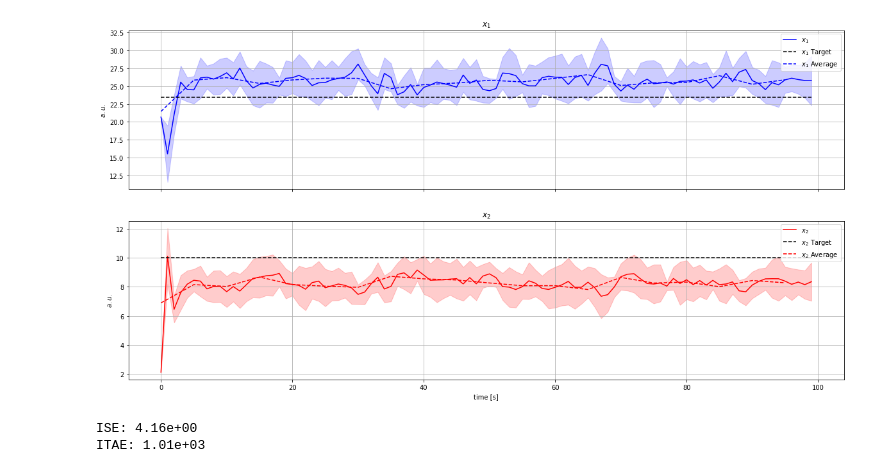
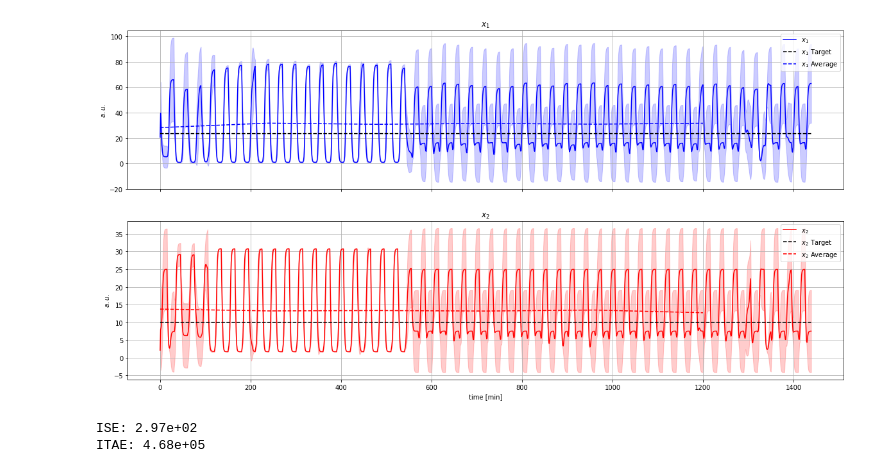
Before and after one commit to LorenzoPagliara/ToggleSwitchControl, a Jupyter notebook: FPD/main_fpd.ipynb, the cells around one changed output. Cells and saved outputs as stored; diff of their text form; code cells hidden in the pictures.

```diff
--- a/FPD/main_fpd.ipynb
+++ b/FPD/main_fpd.ipynb
@@ -165,13 +165,16 @@ u2_axis = [u_min[1] + (i + 0.5)*u_step[1] for i in range(u_discr[1])]
 
 u_axis = np.dstack((np.meshgrid(u1_axis, u2_axis)))
 # %%
-total_time = 100
+total_time = 1440
 t_step = 1
 steps = int(total_time/t_step)
+
+LacI_ref = 23.48
+TetR_ref = 10.00
 # %%
 setup_mpc = {
-    'n_robust': 4,
-    'n_horizon': 15,
+    'n_robust': 0,
+    'n_horizon': 7,
     't_step': t_step,
     'store_full_solution': True
 }
@@ -182,7 +185,7 @@ simulator = template_simulator(model, t_step)
 estimator = do_mpc.estimator.StateFeedback(model)
 # %%
 %%capture cap --no-stderr
-episodes = 10
+episodes = 5
 
 states = np.zeros((episodes, steps, x_dim))
 inputs = np.zeros((episodes, steps, u_dim))
@@ -201,8 +204,15 @@ for i in range(episodes):
     mpc.set_initial_guess()
 
     for k in range(steps):
+
         u_target = mpc.make_step(x_0)
-        uk = fpd.makeFPDStep(u_target[:, 0], u_step, u_discr, u_axis, x_dim, x_min, x_step, x_max)
+
+        if (mpc.t0 - t_step) % 15 == 0:
+            uk = fpd.makeFPDStep(u_target[:, 0], u_step, u_discr, u_axis, x_dim, x_min, x_step, x_max)
+            ukm1 = uk
+        else:
+            uk = ukm1
+
         #print(str(u_target.tolist()) + ' - ' + str(uk.tolist()), file=sys.stderr)
         y_next = simulator.make_step(uk)
         x_0 = estimator.make_step(y_next)
@@ -237,42 +247,42 @@ fig_y = 10
 plt.rcParams['axes.grid'] = True
 plt.rcParams['font.size'] = 14
 
-avg_period = 5
+avg_period = 240
 avg_samples_range = int(avg_period/t_step)
 avg_x = np.arange(0, total_time, avg_period)
 
 x1_avg = [np.mean(mean[x:x + avg_samples_range, 0]) for x in range(0, len(mean[:, 0]), avg_samples_range)]
 x2_avg = [np.mean(mean[x:x + avg_samples_range, 1]) for x in range(0, len(mean[:, 1]), avg_samples_range)]
 
 
 figure, axes = plt.subplots(2, sharex=True, figsize=(fig_x, fig_y))
 
 axes[0].set_ylabel(r'$a.u.$')
 axes[0].set_title(r'$x_1$')
 
 line_x1, = axes[0].plot(mpc.data['_time'], mean[:, 0], color='b')
 line_ref_x1, = axes[0].plot(mpc.data['_time'], 23.48*np.ones(len(mpc.data['_time'])), color='k', linestyle='--')
 line_avg_x1, = axes[0].plot(avg_x, x1_avg, color='b', linestyle='--')
 axes[0].legend([r'$x_1$', r'$x_1$ Target', r'$x_1$ Average'], loc='upper right')
 axes[0].fill_between([x[0] for x in mpc.data['_time'].tolist()], (mean[:, 0] - std[:, 0]), (mean[:, 0] + std[:, 0]), color='b', alpha=0.2)
 
 axes[1].set_ylabel(r'$a.u.$')
 axes[1].set_title(r'$x_2$')
 line_TetR, = axes[1].plot(mpc.data['_time'], mean[:, 1], color='r')
 line_ref_TetR, = axes[1].plot(mpc.data['_time'], 10.00*np.ones(len(mpc.data['_time'])), color='k', linestyle='--')
 line_avg_TetR, = axes[1].plot(avg_x, x2_avg, color='r', linestyle='--')
 axes[1].legend([r'$x_2$', r'$x_2$ Target', r'$x_2$ Average'], loc='upper right')
-axes[1].set_xlabel('time [s]')
+axes[1].set_xlabel('time [min]')
 axes[1].fill_between([x[0] for x in mpc.data['_time'].tolist()], (mean[:, 1] - std[:, 1]), (mean[:, 1] + std[:, 1]), color='r', alpha=0.2)
 
 figure.set_facecolor("white")
 figure.savefig('./results/fdp_results.png')
 # %% [output]
-[figure, old version]
+[figure, new version]
 # %%
-ISE, ITAE = compute_performance_metrics(x1_avg, x2_avg, avg_x, total_time, t_step)
+ISE, ITAE = compute_performance_metrics(x1_avg, x2_avg, avg_x, total_time, t_step, LacI_ref, TetR_ref)
 print('ISE:', format(ISE, '.2e'))
 print('ITAE:', format(ITAE, '.2e'))
 # %% [output]
-ISE: 4.16e+00
-ITAE: 1.01e+03
+ISE: 2.97e+02
+ITAE: 4.68e+05
```
Also changed, not shown: 9 other files.
